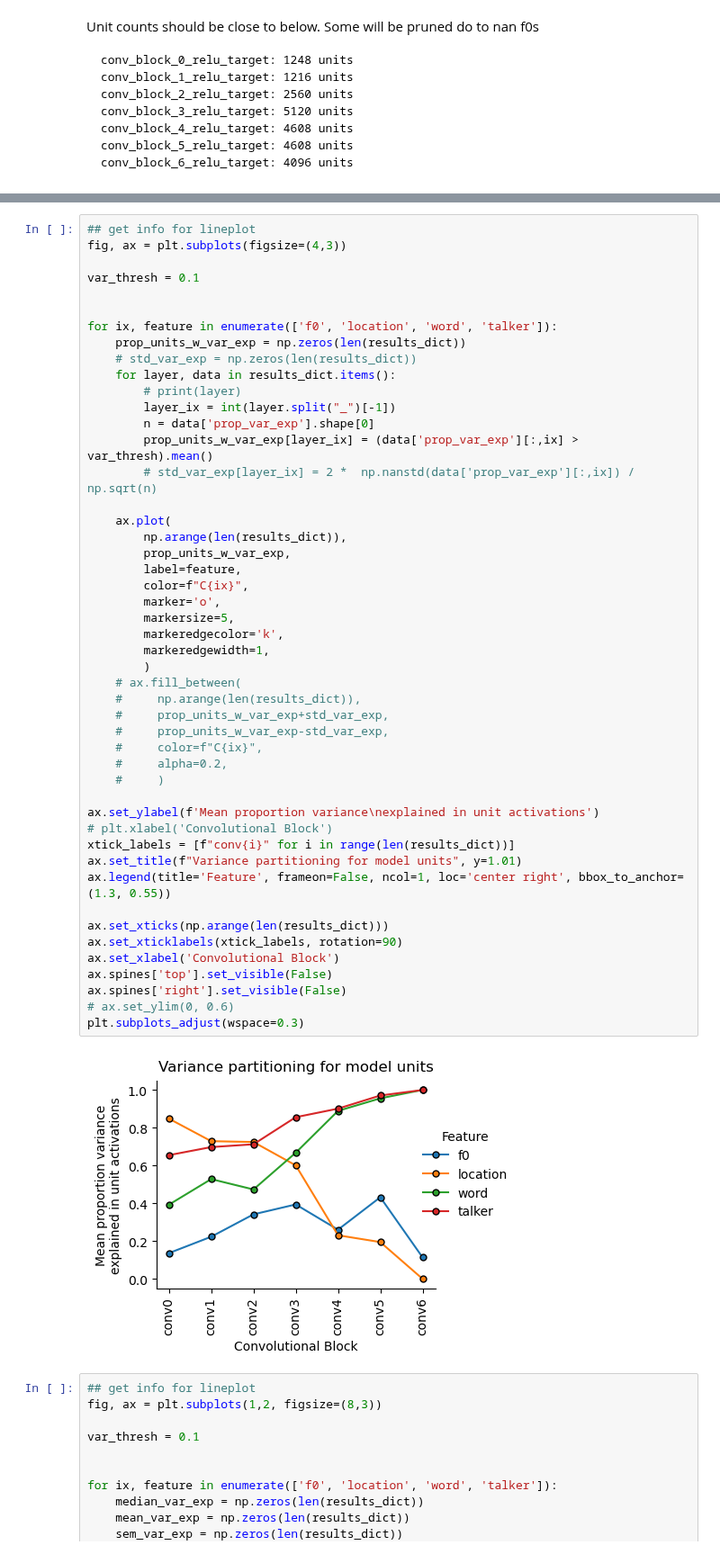
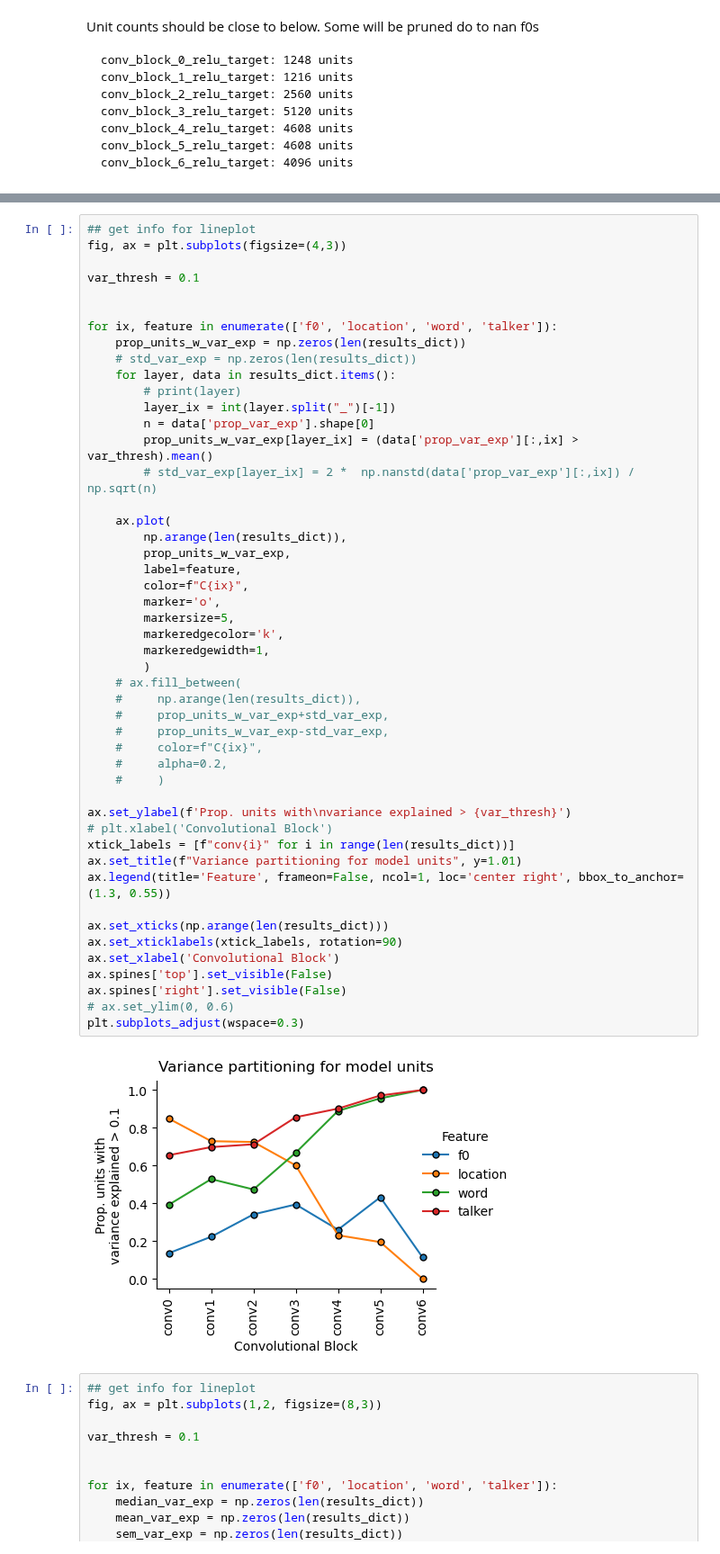
Before and after one commit to mcdermottLab/auditory_attention, a Jupyter notebook: notebooks/Unit_Tuning/final_unit_tuning_v10_anova_jsin_stim.ipynb, the cells around one changed output, grey strips where cells are left out. Shown at 90% size. Saved outputs shown, nothing was run; the diff lists cells and outputs as text.

Commit message:
Update rebuttal plots for figure 6

```diff
--- a/notebooks/Unit_Tuning/final_unit_tuning_v10_anova_jsin_stim.ipynb
+++ b/notebooks/Unit_Tuning/final_unit_tuning_v10_anova_jsin_stim.ipynb
@@ -234,35 +235,35 @@ for ix, feature in enumerate(['f0', 'location', 'word', 'talker']):
         np.arange(len(results_dict)),
         prop_units_w_var_exp,
         label=feature,
         color=f"C{ix}",
         marker='o',
         markersize=5,
         markeredgecolor='k',
         markeredgewidth=1,
         )
     # ax.fill_between(
     #     np.arange(len(results_dict)),
     #     prop_units_w_var_exp+std_var_exp,
     #     prop_units_w_var_exp-std_var_exp,
     #     color=f"C{ix}",
     #     alpha=0.2,
     #     )
 
-ax.set_ylabel(f'Mean proportion variance\nexplained in unit activations')
+ax.set_ylabel(f'Prop. units with\nvariance explained > {var_thresh}')
 # plt.xlabel('Convolutional Block')
 xtick_labels = [f"conv{i}" for i in range(len(results_dict))]
 ax.set_title(f"Variance partitioning for model units", y=1.01)
 ax.legend(title='Feature', frameon=False, ncol=1, loc='center right', bbox_to_anchor=(1.3, 0.55))
 
 ax.set_xticks(np.arange(len(results_dict)))
 ax.set_xticklabels(xtick_labels, rotation=90)
 ax.set_xlabel('Convolutional Block')
 ax.spines['top'].set_visible(False)
 ax.spines['right'].set_visible(False)
 # ax.set_ylim(0, 0.6)
 plt.subplots_adjust(wspace=0.3)
 # %% [output]
-[figure, old version]
+[figure, new version]
 # %%
 ## get info for lineplot
 fig, ax = plt.subplots(1,2, figsize=(8,3))
```
Also changed, not shown: parts of 1 cell of this notebook, 6 other files.
